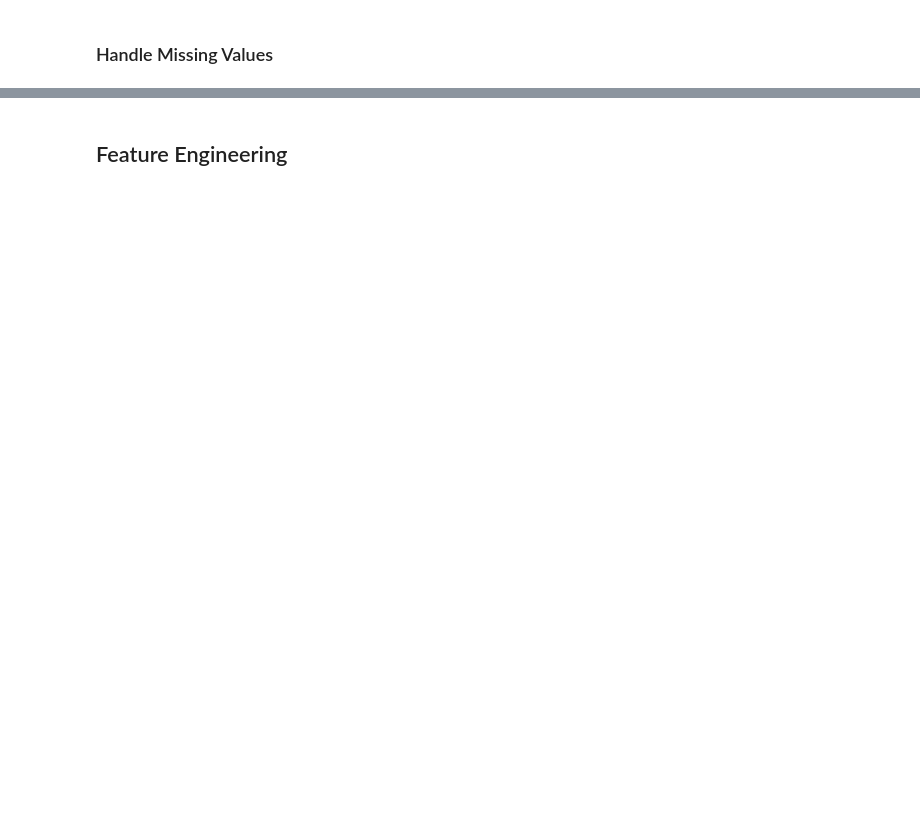
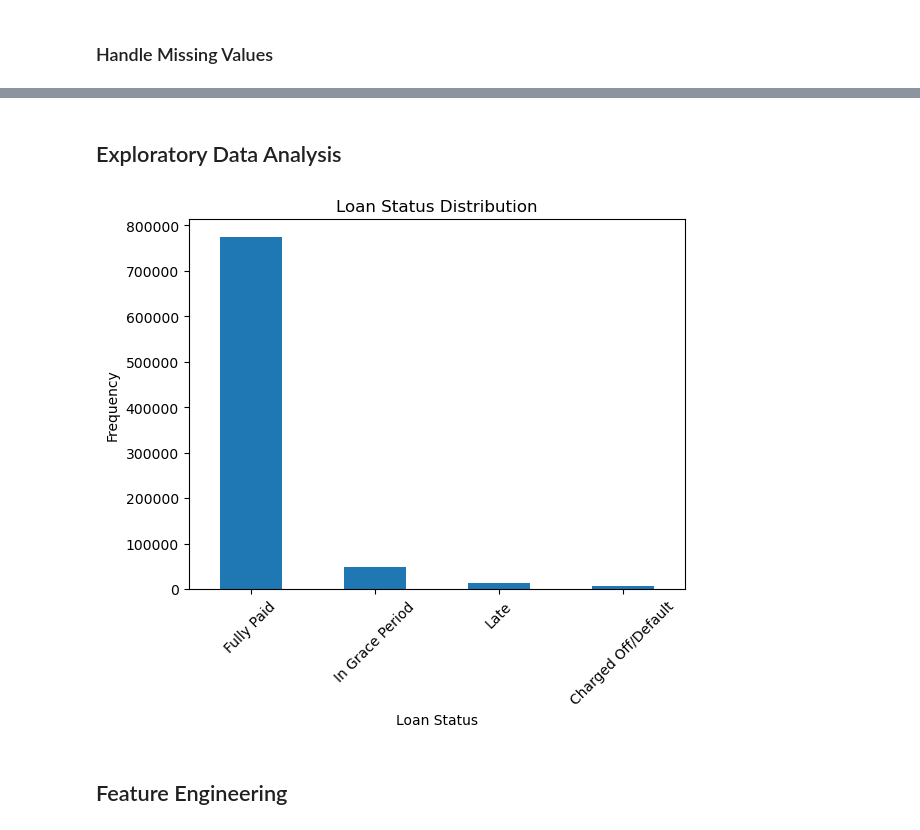
Before and after one commit to itsGarrin/defaults-charge-off-prediction, a Jupyter notebook: notebook/defaults-charge-off-prediction.ipynb, the cells around one changed output, grey strips where cells are left out. Drawn from its saved outputs; the diff is of its cells as text; code cells hidden in the pictures; blank space fills up the shorter version.

```diff
--- a/notebook/defaults-charge-off-prediction.ipynb
+++ b/notebook/defaults-charge-off-prediction.ipynb
@@ -125,3 +218,16 @@ df
+# %% [markdown]
+## Exploratory Data Analysis
+# %%
+# plot the distribution of loan_status
+# change the column names in the plot
+df['loan_status'].value_counts().plot(kind='bar')
+plt.xticks(ticks=[0, 1, 2, 3], labels=['Fully Paid', 'In Grace Period', 'Late', 'Charged Off/Default'], rotation=45)
+plt.xlabel('Loan Status')
+plt.ylabel('Frequency')
+plt.title('Loan Status Distribution')
+plt.show()
+# %% [output]
+[figure, added]
 # %% [markdown]
 ## Feature Engineering
 # %%
```
Also changed, not shown: parts of 46 cells of this notebook.
